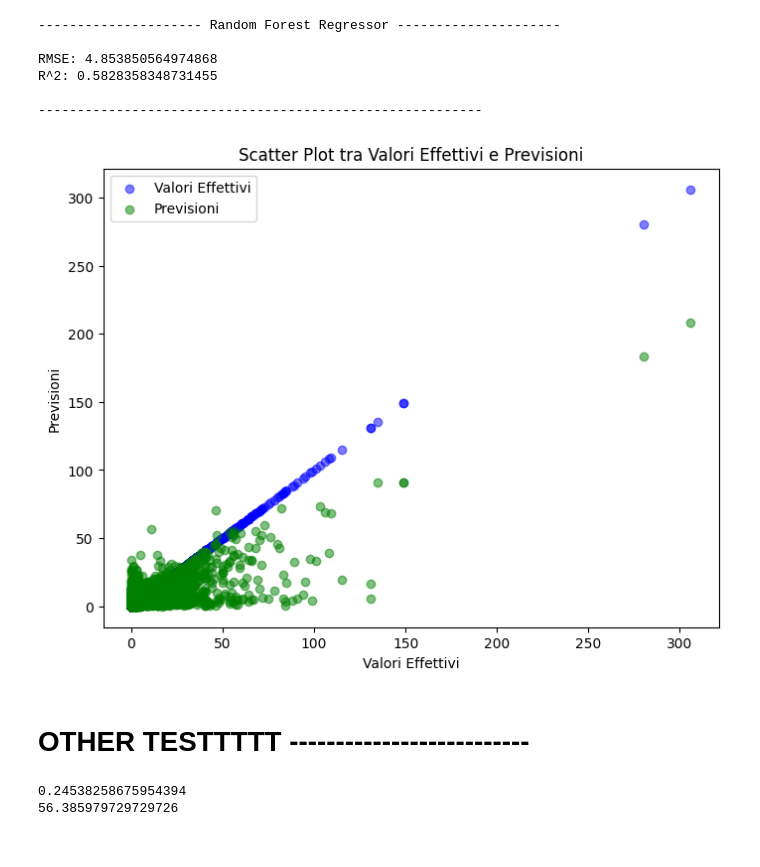
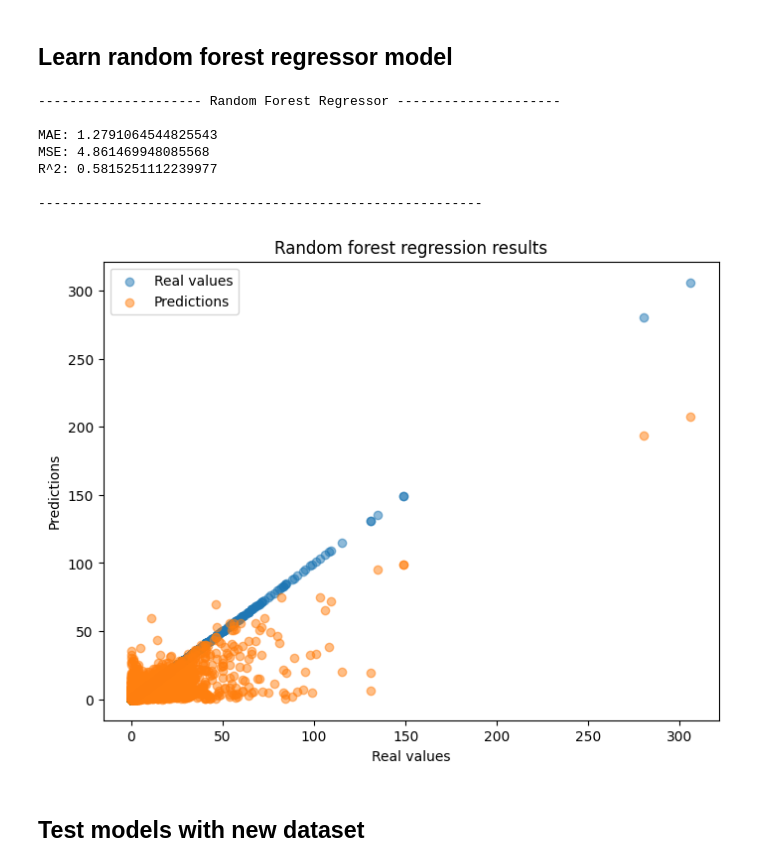
Before and after one commit to Giuto01/TrainDelay-project, a Jupyter notebook: machine_learning/regression.ipynb, the cells around one changed output. Drawn from its saved outputs; the diff is of its cells as text; code cells hidden in the pictures.

Commit message:
Regression experiments

```diff
--- a/machine_learning/regression.ipynb
+++ b/machine_learning/regression.ipynb
@@ -55,59 +54,59 @@ plt.show()
+# %% [markdown]
+## Learn random forest regressor model
 # %%
-random_forest_model = RandomForestRegressor(n_estimators=50, random_state=42, criterion="squared_error")
+# Random forest regressor
+random_forest_model = RandomForestRegressor(n_estimators=35, random_state=42, criterion="squared_error")
 random_forest_model.fit(X_train, y_train)
 
-# Effettua le previsioni
+# Model predictions
 random_forest_y_pred = random_forest_model.predict(X_test)
 # %%
 # Results
 print("--------------------- Random Forest Regressor ---------------------\n")
-print("RMSE:", mean_squared_error(y_test, random_forest_y_pred, squared=False))
+print("MAE:", mean_absolute_error(y_test, random_forest_y_pred))
+print("MSE:", mean_squared_error(y_test, random_forest_y_pred, squared=False))
 print("R^2:",r2_score(y_test, random_forest_y_pred))
 print("\n---------------------------------------------------------")
 # %% [output]
 --------------------- Random Forest Regressor ---------------------
 
-RMSE: 4.853850564974868
-R^2: 0.5828358348731455
+MAE: 1.2791064544825543
+MSE: 4.861469948085568
+R^2: 0.5815251112239977
 
 ---------------------------------------------------------
 # %%
-# Crea un grafico di dispersione tra valori effettivi e previsioni
-import matplotlib.pyplot as plt
-# Crea un grafico di dispersione con colori diversi per previsioni e valori effettivi
 plt.figure(figsize=(8, 6))
-plt.scatter(y_test, y_test, alpha=0.5, label="Valori Effettivi", color='blue')
-plt.scatter(y_test, random_forest_y_pred, alpha=0.5, label="Previsioni", color='green')
-plt.xlabel("Valori Effettivi")
-plt.ylabel("Previsioni")
-plt.title("Scatter Plot tra Valori Effettivi e Previsioni")
+plt.scatter(y_test, y_test, alpha=0.5, label="Real values")
+plt.scatter(y_test, random_forest_y_pred, alpha=0.5, label="Predictions")
+plt.xlabel("Real values")
+plt.ylabel("Predictions")
+plt.title("Random forest regression results")
 plt.legend()
-
-# Visualizza il grafico
 plt.show()
 # %% [output]
-[figure, old version]
+[figure, new version]
-# %% [markdown]
-# OTHER TESTTTTT --------------------------
+# %% [markdown]
+## Test models with new dataset
 # %%
 import warnings
 
-test = pd.read_csv("testtttt.csv")
-y_preddd = []
+test = pd.read_csv("../dataset/new_test_dataset.csv")
+
+y_new_test = test["delay"].values
+
+y_new_pred_linear = []
+y_new_pred_forest = []
+
+
 warnings.filterwarnings('ignore')
-# Itera sulle righe del DataFrame
 for index, row in test.iterrows():
-    # Seleziona le colonne per l'input del modello
     input_features = row[['train_ID', 'departure_time', 'arrival_time', 'train_type']]
 
-    # Esegui la previsione
-    prediction = random_forest_model.predict([input_features])
-    y_preddd.append(int(prediction[0]))
+    # Random forest model predictions
+    prediction_linear = linear_model.predict([input_features])
+    y_new_pred_linear.append(int(prediction_linear[0]))
 
-    #print(int(prediction[0]), "---", row["delay"])
-
-print(r2_score(test["delay"].values, y_preddd))
-print(mean_squared_error(test["delay"].values, y_preddd))
+    # Linear model predictions
+    prediction_forest = random_forest_model.predict([input_features])
+    y_new_pred_forest.append(int(prediction_forest[0]))
-# %% [output]
-0.24538258675954394
-56.385979729729726
```
Also changed, not shown: parts of 12 cells of this notebook, 4 other files.
